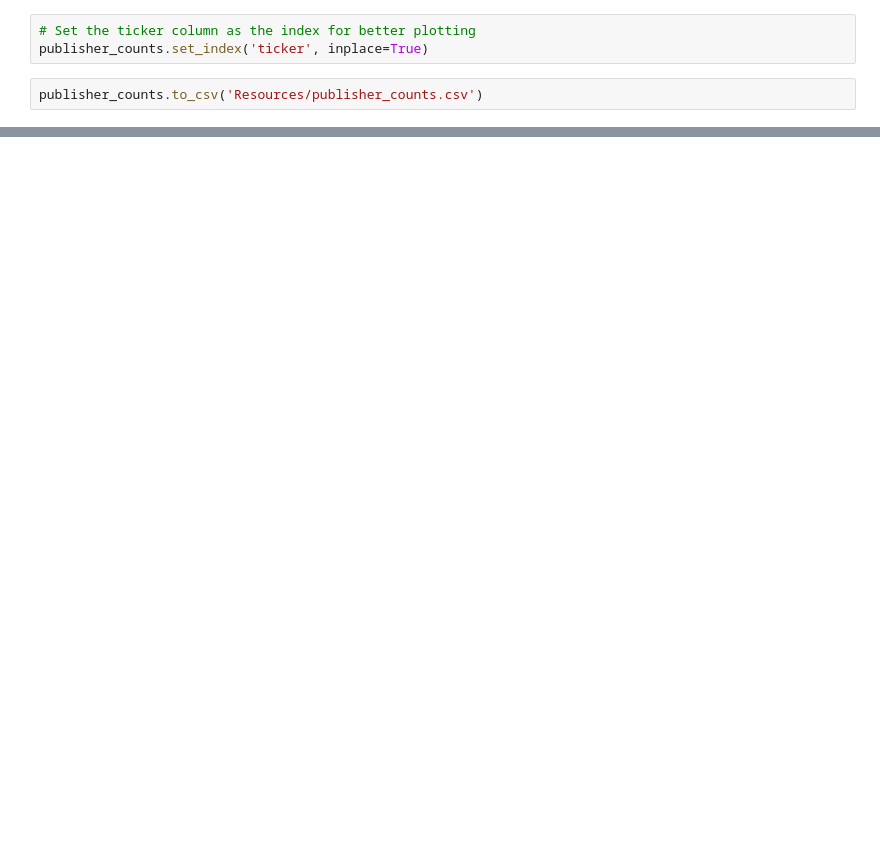
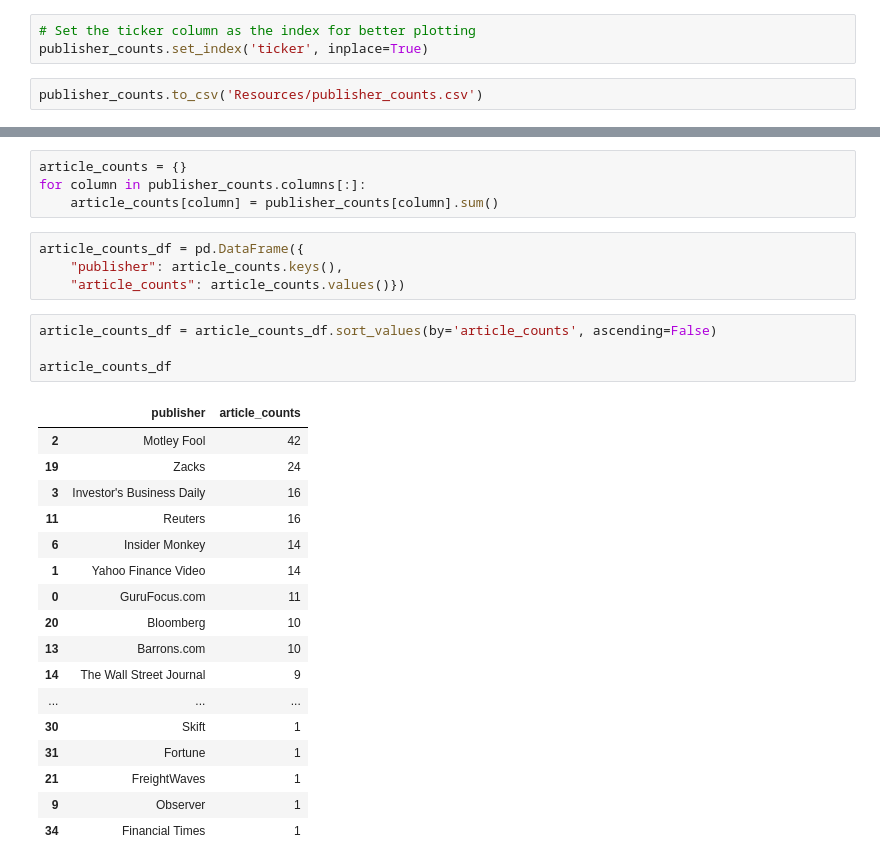
Before and after one commit to ReiannaLiu/project_1, a Jupyter notebook: reianna_analysis/publisher_stock_analyze.ipynb, the cells around one changed output, grey strips where cells are left out. Drawn from its saved outputs; the diff is of its cells as text; blank space fills up the shorter version.

```diff
--- a/reianna_analysis/publisher_stock_analyze.ipynb
+++ b/reianna_analysis/publisher_stock_analyze.ipynb
@@ -89,0 +102,30 @@ plt.show()
+# %%
+article_counts = {}
+for column in publisher_counts.columns[:]:
+    article_counts[column] = publisher_counts[column].sum()
+# %%
+article_counts_df = pd.DataFrame({
+    "publisher": article_counts.keys(),
+    "article_counts": article_counts.values()})
+# %%
+article_counts_df = article_counts_df.sort_values(by='article_counts', ascending=False)
+
+article_counts_df
+# %% [output]
+|  | publisher | article_counts |
+| 2 | Motley Fool | 42 |
+| 19 | Zacks | 24 |
+| 3 | Investor's Business Daily | 16 |
+| 11 | Reuters | 16 |
+| 6 | Insider Monkey | 14 |
+| 1 | Yahoo Finance Video | 14 |
+| 0 | GuruFocus.com | 11 |
+| 20 | Bloomberg | 10 |
+| 13 | Barrons.com | 10 |
+| 14 | The Wall Street Journal | 9 |
+| ... | ... | ... |
+| 30 | Skift | 1 |
+| 31 | Fortune | 1 |
+| 21 | FreightWaves | 1 |
+| 9 | Observer | 1 |
+| 34 | Financial Times | 1 |
```
Also changed, not shown: parts of 5 cells of this notebook, 6 other files.
